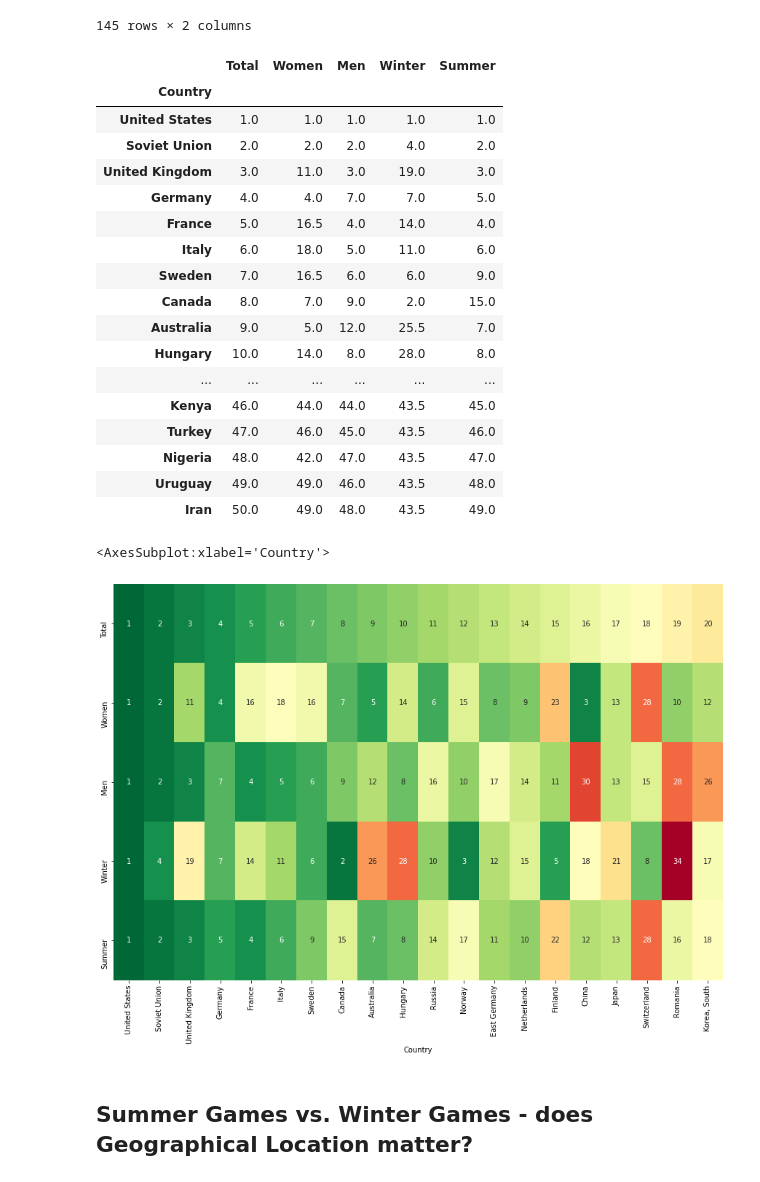
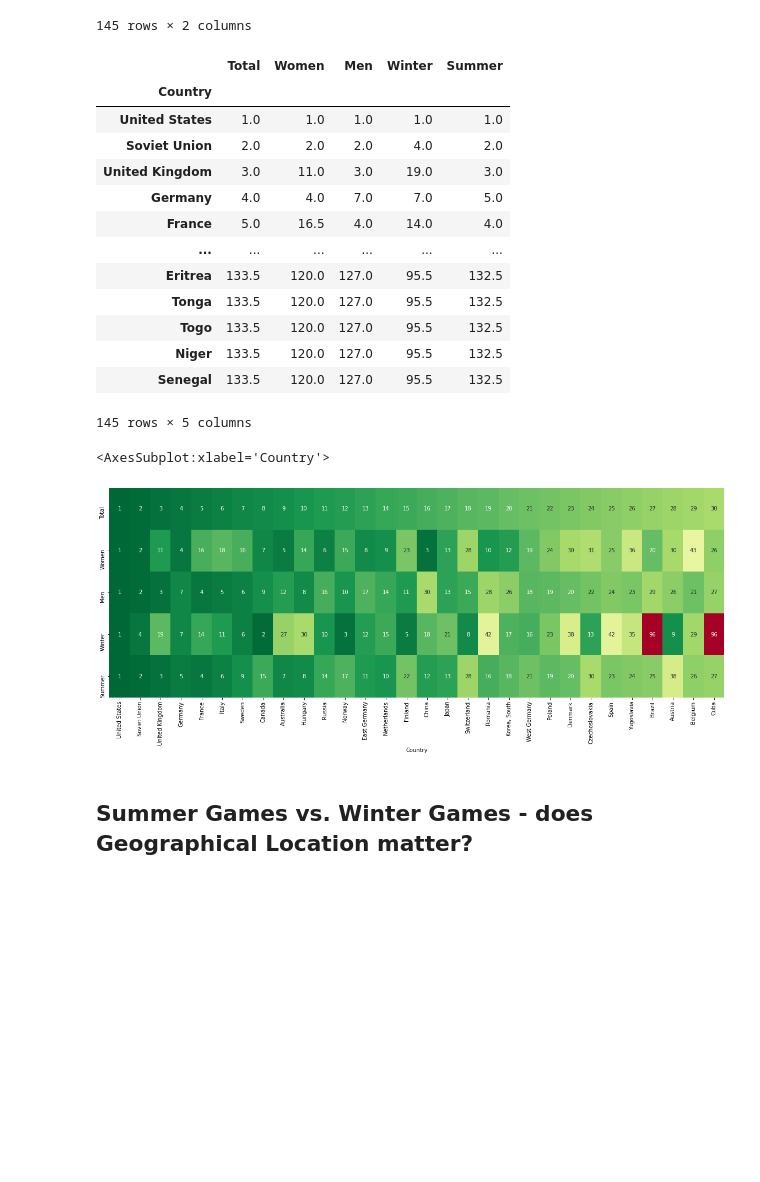
Before and after one commit to hamednasr/Explanatory-Data-Analysis, a Jupyter notebook: Explanatory_DataAnalysis_Challenge.ipynb, the cells around one changed output. Drawn from its saved outputs; the diff is of its cells as text; code cells hidden in the pictures; blank space fills up the shorter version.

```diff
--- a/Explanatory_DataAnalysis_Challenge.ipynb
+++ b/Explanatory_DataAnalysis_Challenge.ipynb
@@ -859,7 +859,7 @@ medal_rank2
 | Senegal | 0 | 1 |
 145 rows × 2 columns
 # %%
-ranked_medals =  pd.concat([medal_rank1,medal_rank2],axis=1).head(50).rank(ascending=False)
+ranked_medals =  pd.concat([medal_rank1,medal_rank2],axis=1).rank(ascending=False)
 # %%
 ranked_medals.rank()
 # %% [output]
@@ -870,23 +870,19 @@ ranked_medals.rank()
 | United Kingdom | 3.0 | 11.0 | 3.0 | 19.0 | 3.0 |
 | Germany | 4.0 | 4.0 | 7.0 | 7.0 | 5.0 |
 | France | 5.0 | 16.5 | 4.0 | 14.0 | 4.0 |
-| Italy | 6.0 | 18.0 | 5.0 | 11.0 | 6.0 |
-| Sweden | 7.0 | 16.5 | 6.0 | 6.0 | 9.0 |
-| Canada | 8.0 | 7.0 | 9.0 | 2.0 | 15.0 |
-| Australia | 9.0 | 5.0 | 12.0 | 25.5 | 7.0 |
-| Hungary | 10.0 | 14.0 | 8.0 | 28.0 | 8.0 |
 | ... | ... | ... | ... | ... | ... |
-| Kenya | 46.0 | 44.0 | 44.0 | 43.5 | 45.0 |
-| Turkey | 47.0 | 46.0 | 45.0 | 43.5 | 46.0 |
-| Nigeria | 48.0 | 42.0 | 47.0 | 43.5 | 47.0 |
-| Uruguay | 49.0 | 49.0 | 46.0 | 43.5 | 48.0 |
-| Iran | 50.0 | 49.0 | 48.0 | 43.5 | 49.0 |
+| Eritrea | 133.5 | 120.0 | 127.0 | 95.5 | 132.5 |
+| Tonga | 133.5 | 120.0 | 127.0 | 95.5 | 132.5 |
+| Togo | 133.5 | 120.0 | 127.0 | 95.5 | 132.5 |
+| Niger | 133.5 | 120.0 | 127.0 | 95.5 | 132.5 |
+| Senegal | 133.5 | 120.0 | 127.0 | 95.5 | 132.5 |
+145 rows × 5 columns
 # %%
-plt.figure(figsize=(15,10))
-sns.heatmap(data= ranked_medals.head(20).T,annot=True,cbar=False,cmap='RdYlGn_r')
+plt.figure(figsize=(20,7))
+sns.heatmap(data= ranked_medals.head(30).T,annot=True,cbar=False,cmap='RdYlGn_r')
 # %% [output]
 <AxesSubplot:xlabel='Country'>
-[figure, old version]
+[figure, new version]
 # %% [markdown]
 ## Summer Games vs. Winter Games - does Geographical Location matter?
 # %% [markdown]
```
Also changed, not shown: parts of 10 cells of this notebook.
